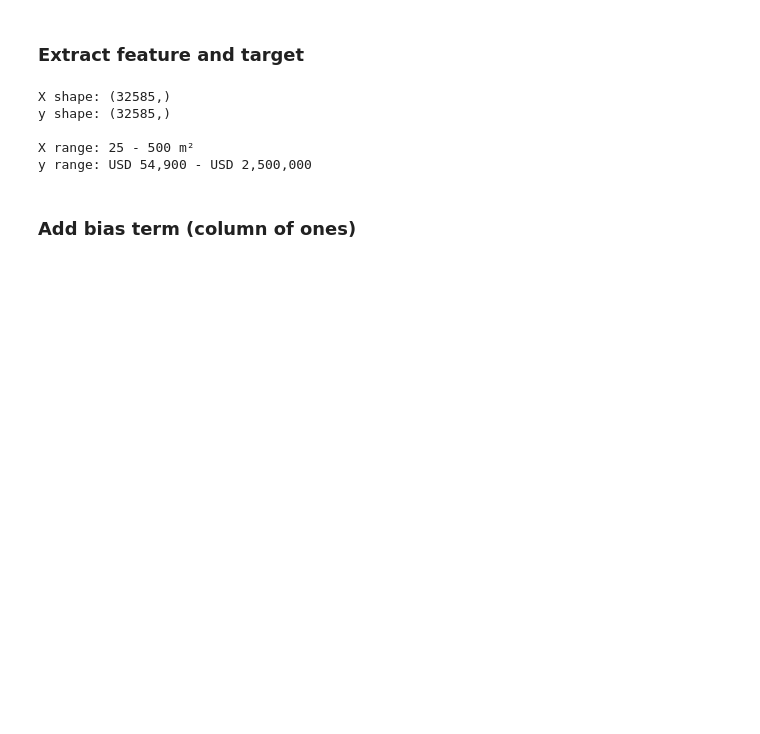
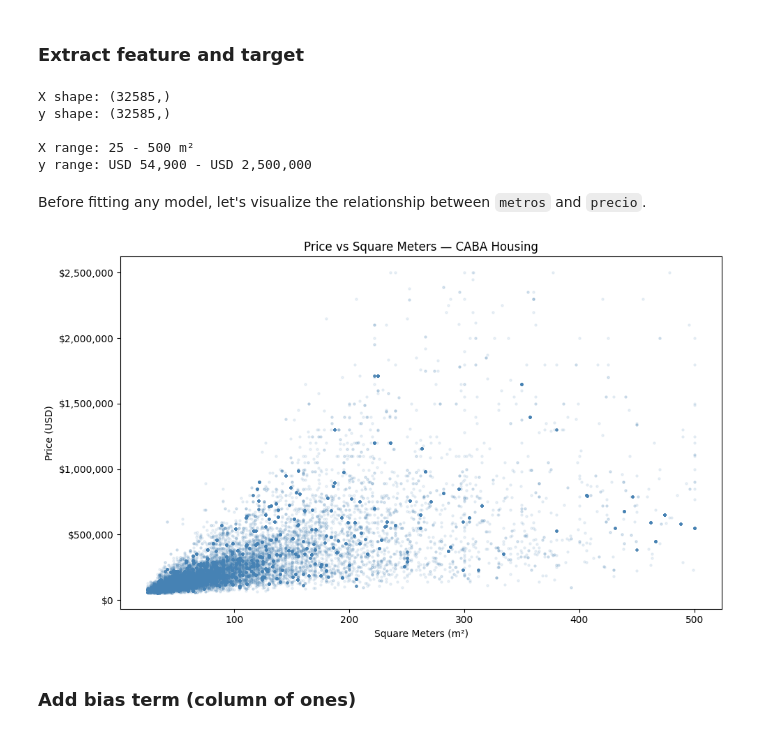
Before and after one commit to FacundoBerthet/CS299-stanford-2018-autumn, a Jupyter notebook: models/01_linear_regression.ipynb, the cells around one changed output. Drawn from its saved outputs; the diff is of its cells as text; code cells hidden in the pictures; blank space fills up the shorter version.

```diff
--- a/models/01_linear_regression.ipynb
+++ b/models/01_linear_regression.ipynb
@@ -48,6 +48,20 @@ y shape: (32585,)
 
 X range: 25 - 500 m²
 y range: USD 54,900 - USD 2,500,000
+# %% [markdown]
+Before fitting any model, let's visualize the relationship between
+`metros` and `precio`.
+# %%
+plt.figure(figsize=(10, 6))
+plt.scatter(X, y, alpha=0.1, s=5, color="steelblue")
+plt.title("Price vs Square Meters — CABA Housing")
+plt.xlabel("Square Meters (m²)")
+plt.ylabel("Price (USD)")
+plt.gca().yaxis.set_major_formatter(plt.FuncFormatter(lambda x, p: f"${x:,.0f}"))
+plt.tight_layout()
+plt.show()
+# %% [output]
+[figure, added]
 # %% [markdown]
 ### Add bias term (column of ones)
 # %% [markdown]
```
Also changed, not shown: parts of 13 cells of this notebook.
